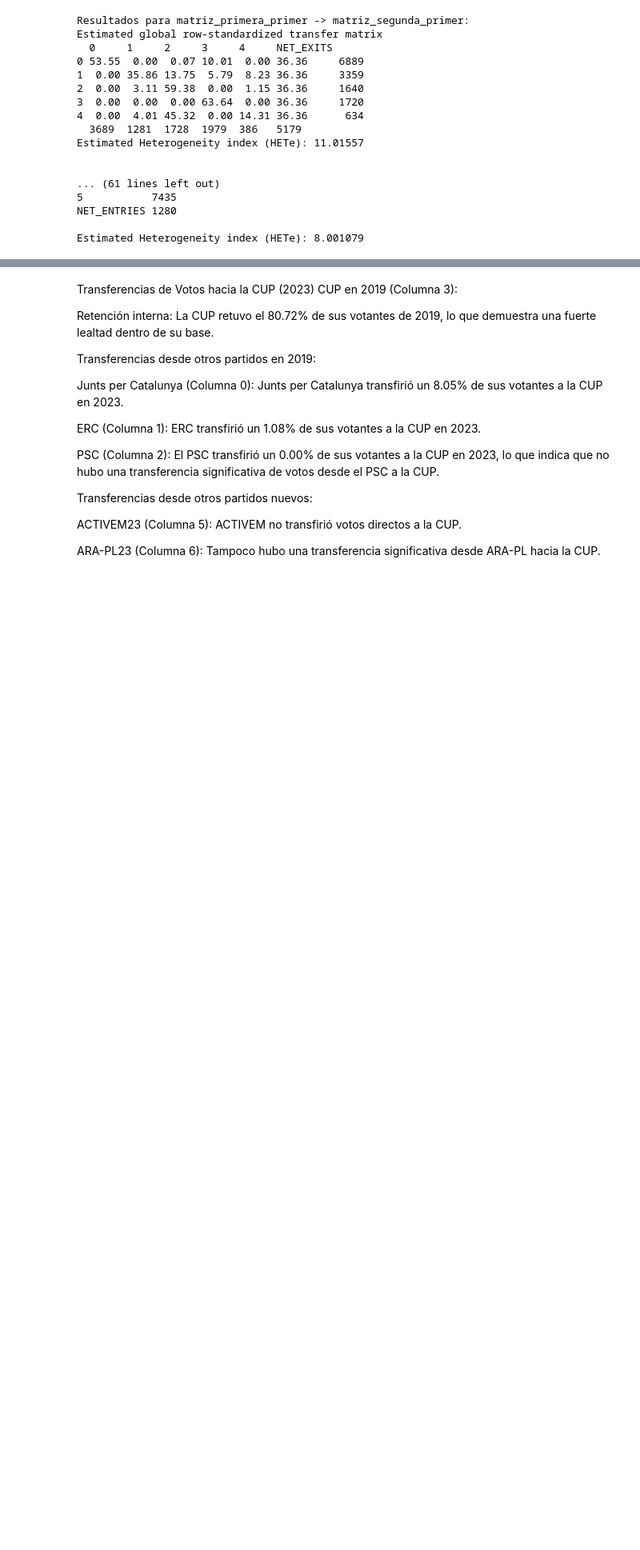
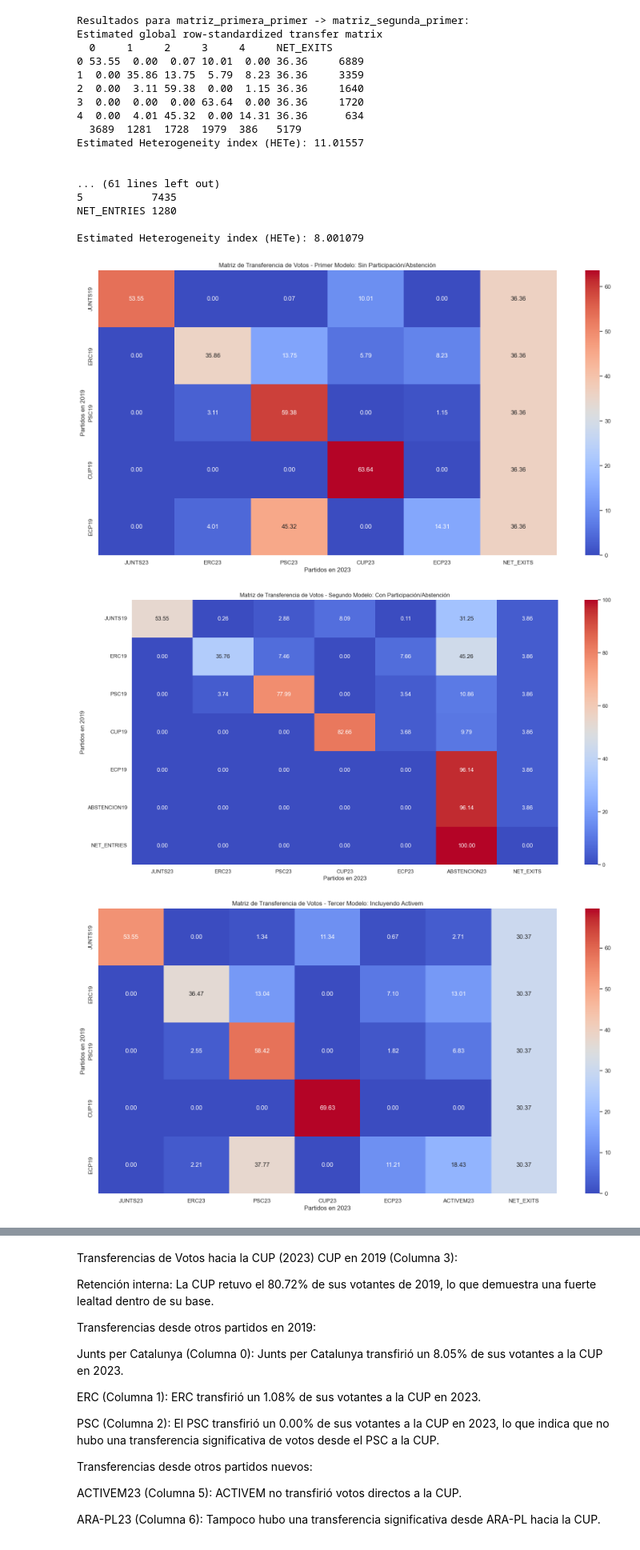
Before and after one commit to awfuentes76/Proyecto_final, a Jupyter notebook: Proyecto_final.ipynb, the cells around one changed output, grey strips where cells are left out. Shown at 80% size. Cells and saved outputs as stored; diff of their text form; code cells hidden in the pictures; blank space fills up the shorter version.

```diff
--- a/Proyecto_final.ipynb
+++ b/Proyecto_final.ipynb
@@ -950,3 +971,76 @@ Estimated Heterogeneity index (HETe): 11.01557
 NET_ENTRIES 1280
 
 Estimated Heterogeneity index (HETe): 8.001079
+# %%
+import matplotlib.pyplot as plt
+import seaborn as sns
+import numpy as np
+
+# Función para crear un heatmap a partir de una matriz de transferencia
+def plot_transfer_matrix(matrix, partidos_origen, partidos_destino, title):
+    plt.figure(figsize=(20, 10))
+    sns.heatmap(matrix, annot=True, cmap='coolwarm', fmt='.2f', cbar=True, xticklabels=partidos_destino, yticklabels=partidos_origen)
+    plt.title(f'Matriz de Transferencia de Votos - {title}')
+    plt.xlabel('Partidos en 2023')
+    plt.ylabel('Partidos en 2019')
+    plt.show()
+
+# Primer modelo: Sin participación/abstención
+matriz_primera_primer = np.array([
+    [53.55,  0.00,  0.07, 10.01,  0.00, 36.36],
+    [ 0.00, 35.86, 13.75,  5.79,  8.23, 36.36],
+    [ 0.00,  3.11, 59.38,  0.00,  1.15, 36.36],
+    [ 0.00,  0.00,  0.00, 63.64,  0.00, 36.36],
+    [ 0.00,  4.01, 45.32,  0.00, 14.31, 36.36]
+])
+plot_transfer_matrix(matriz_primera_primer, ['JUNTS19', 'ERC19', 'PSC19', 'CUP19', 'ECP19'], ['JUNTS23', 'ERC23', 'PSC23', 'CUP23', 'ECP23', 'NET_EXITS'], "Primer Modelo: Sin Participación/Abstención")
+
+# Segundo modelo: Con participación/abstención
+matriz_segunda_segundo = np.array([
+    [53.55,  0.26,  2.88,  8.09,  0.11, 31.25,  3.86],
+    [ 0.00, 35.76,  7.46,  0.00,  7.66, 45.26,  3.86],
+    [ 0.00,  3.74, 77.99,  0.00,  3.54, 10.86,  3.86],
+    [ 0.00,  0.00,  0.00, 82.66,  3.68,  9.79,  3.86],
+    [ 0.00,  0.00,  0.00,  0.00,  0.00, 96.14,  3.86],
+    [ 0.00,  0.00,  0.00,  0.00,  0.00, 96.14,  3.86],
+    [ 0.00,  0.00,  0.00,  0.00,  0.00,100.00,  0.00]
+])
+plot_transfer_matrix(matriz_segunda_segundo, ['JUNTS19', 'ERC19', 'PSC19', 'CUP19', 'ECP19', 'ABSTENCION19', 'NET_ENTRIES'], ['JUNTS23', 'ERC23', 'PSC23', 'CUP23', 'ECP23', 'ABSTENCION23', 'NET_EXITS'], "Segundo Modelo: Con Participación/Abstención")
+
+# Tercer modelo: Incluyendo a Activem, sin participación/abstención
+matriz_tercera_tercero = np.array([
+    [53.55,  0.00,  1.34, 11.34,  0.67,  2.71, 30.37],
+    [ 0.00, 36.47, 13.04,  0.00,  7.10, 13.01, 30.37],
+    [ 0.00,  2.55, 58.42,  0.00,  1.82,  6.83, 30.37],
+    [ 0.00,  0.00,  0.00, 69.63,  0.00,  0.00, 30.37],
+    [ 0.00,  2.21, 37.77,  0.00, 11.21, 18.43, 30.37]
+])
+plot_transfer_matrix(matriz_tercera_tercero, ['JUNTS19', 'ERC19', 'PSC19', 'CUP19', 'ECP19'], ['JUNTS23', 'ERC23', 'PSC23', 'CUP23', 'ECP23', 'ACTIVEM23', 'NET_EXITS'], "Tercer Modelo: Incluyendo Activem")
+
+# Cuarto modelo: Incluyendo a Activem y participación/abstención
+matriz_cuarta_cuarto = np.array([
+    [52.04,  0.00,  0.22,  7.72,  0.00,  5.25, 33.69,  1.08],
+    [ 0.00, 35.36,  8.66,  0.00,  0.00,  5.17, 49.72,  1.08],
+    [ 6.34,  4.16, 75.02,  0.00,  1.71, 11.69,  0.00,  1.08],
+    [ 0.00,  0.00,  0.00, 83.01, 11.94,  3.96,  0.00,  1.08],
+    [ 0.00,  3.92, 24.36,  3.04, 24.07,  9.14, 34.39,  1.08],
+    [ 0.00,  0.00,  0.00,  0.00,  0.00,  0.00, 98.92,  1.08],
+    [ 0.00,  0.00,  6.96,  0.00,  0.00,  0.00, 93.04,  0.00]
+])
+plot_transfer_matrix(matriz_cuarta_cuarto, ['JUNTS19', 'ERC19', 'PSC19', 'CUP19', 'ECP19', 'ABSTENCION19', 'NET_ENTRIES'], ['JUNTS23', 'ERC23', 'PSC23', 'CUP23', 'ECP23', 'ACTIVEM23', 'NET_EXITS'], "Cuarto Modelo: Incluyendo Activem y Participación/Abstención")
+
+# Quinto modelo: Incluyendo a Activem, ARA-PL, VOX y participación/abstención
+matriz_quinta_quinto = np.array([
+    [52.86,  0.00,  0.83,  8.05,  0.00,  2.71,  5.54,  0.00, 29.71,  0.30],
+    [ 0.00, 35.46, 10.28,  1.08,  8.00, 13.01,  0.00,  0.43, 31.45,  0.30],
+    [ 2.87,  4.22, 75.52,  0.00,  2.34,  6.83,  0.00,  7.92,  0.00,  0.30],
+    [ 0.00,  0.00,  0.00, 80.72,  0.00,  0.00,  0.00,  0.00, 18.98,  0.30],
+    [ 0.00,  3.28,  7.59,  0.00,  0.00, 18.43,  0.00, 12.27, 58.13,  0.30],
+    [ 0.00,  0.00,  0.00,  0.00,  1.05,  0.00,  0.00,  2.32, 96.33,  0.30],
+    [ 0.00,  0.00,  3.07,  0.00,  0.06,  0.00,  0.00,  1.36,  9.58, 85.93]
+])
+plot_transfer_matrix(matriz_quinta_quinto, ['JUNTS19', 'ERC19', 'PSC19', 'CUP19', 'ECP19', 'ABSTENCION19', 'NET_ENTRIES'], ['JUNTS23', 'ERC23', 'PSC23', 'CUP23', 'ECP23', 'ACTIVEM23', 'ARA_PL', 'VOX23', 'ABSTENCION23', 'NET_EXITS'], "Quinto Modelo: Incluyendo Activem, ARA-PL, VOX y Participación/Abstención")
+# %% [output]
+[figure, added]
+[figure, added]
+[figure, added]
```
Also changed, not shown: parts of 4 cells of this notebook, 2 other files.
